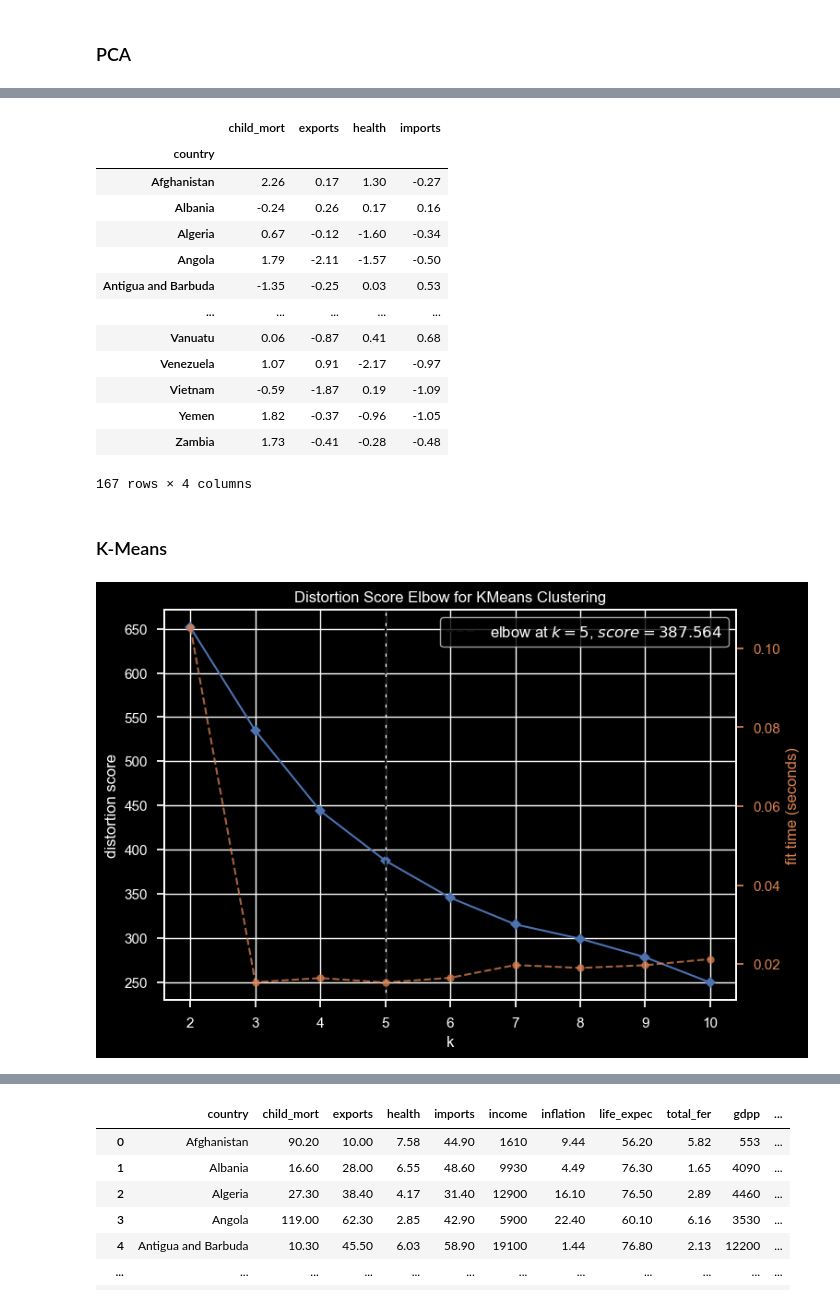
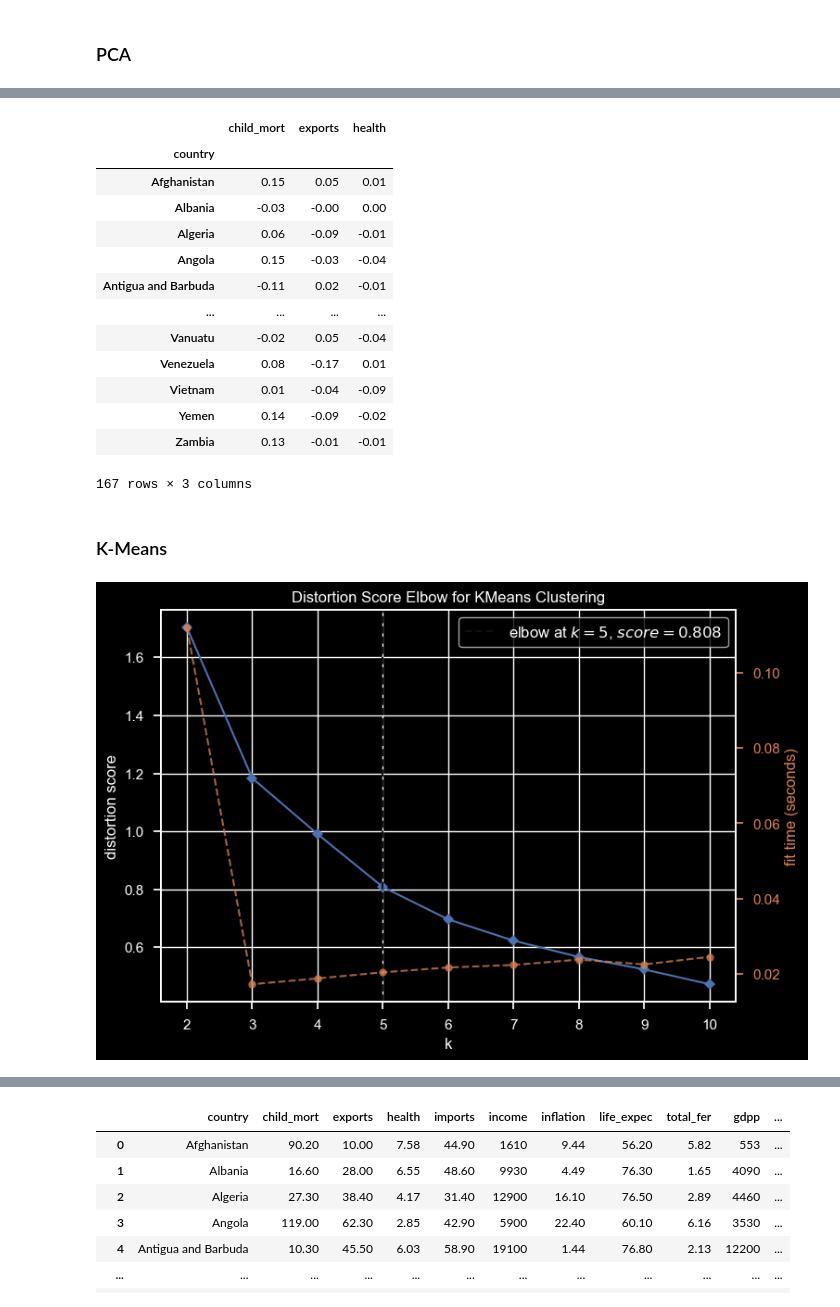
Before and after one commit to jorge-robledo11/Clustering, a Jupyter notebook: notebooks/03_modeling.ipynb, the cells around one changed output, grey strips where cells are left out. Saved outputs shown, nothing was run; the diff lists cells and outputs as text; code cells hidden in the pictures.

```diff
--- a/notebooks/03_modeling.ipynb
+++ b/notebooks/03_modeling.ipynb
@@ -65,24 +65,24 @@ resultados
 | 5 | inflation | 0.01 |
 # %%
 # Reducimos la dimensionalidad de nuestros datos
-pca = PCA(n_components=4)
-X_pca = pd.DataFrame(pca.fit_transform(X), columns=X.columns[:4], index=X.index)
+pca = PCA(n_components=3)
+X_pca = pd.DataFrame(pca.fit_transform(X), columns=X.columns[:3], index=X.index)
 X_pca
 # %% [output]
-|  | child_mort | exports | health | imports |
-| country |  |  |  |  |
-| Afghanistan | 2.26 | 0.17 | 1.30 | -0.27 |
-| Albania | -0.24 | 0.26 | 0.17 | 0.16 |
-| Algeria | 0.67 | -0.12 | -1.60 | -0.34 |
-| Angola | 1.79 | -2.11 | -1.57 | -0.50 |
-| Antigua and Barbuda | -1.35 | -0.25 | 0.03 | 0.53 |
-| ... | ... | ... | ... | ... |
-| Vanuatu | 0.06 | -0.87 | 0.41 | 0.68 |
-| Venezuela | 1.07 | 0.91 | -2.17 | -0.97 |
-| Vietnam | -0.59 | -1.87 | 0.19 | -1.09 |
-| Yemen | 1.82 | -0.37 | -0.96 | -1.05 |
-| Zambia | 1.73 | -0.41 | -0.28 | -0.48 |
+|  | child_mort | exports | health |
+| country |  |  |  |
+| Afghanistan | 0.15 | 0.05 | 0.01 |
+| Albania | -0.03 | -0.00 | 0.00 |
+| Algeria | 0.06 | -0.09 | -0.01 |
+| Angola | 0.15 | -0.03 | -0.04 |
+| Antigua and Barbuda | -0.11 | 0.02 | -0.01 |
+| ... | ... | ... | ... |
+| Vanuatu | -0.02 | 0.05 | -0.04 |
+| Venezuela | 0.08 | -0.17 | 0.01 |
+| Vietnam | 0.01 | -0.04 | -0.09 |
+| Yemen | 0.14 | -0.09 | -0.02 |
+| Zambia | 0.13 | -0.01 | -0.01 |
-167 rows × 4 columns
+167 rows × 3 columns
 # %% [markdown]
 ### K-Means
 # %%
@@ -96,7 +96,7 @@ elbow_method = KElbowVisualizer(KMeans(), k=10)
 elbow_method.fit(X_pca)
 elbow_method.show();
 # %% [output]
-[figure, old version]
+[figure, new version]
 # %%
 from sklearn.metrics import silhouette_score, davies_bouldin_score
 
```
Also changed, not shown: parts of 7 cells of this notebook, 5 other files.
